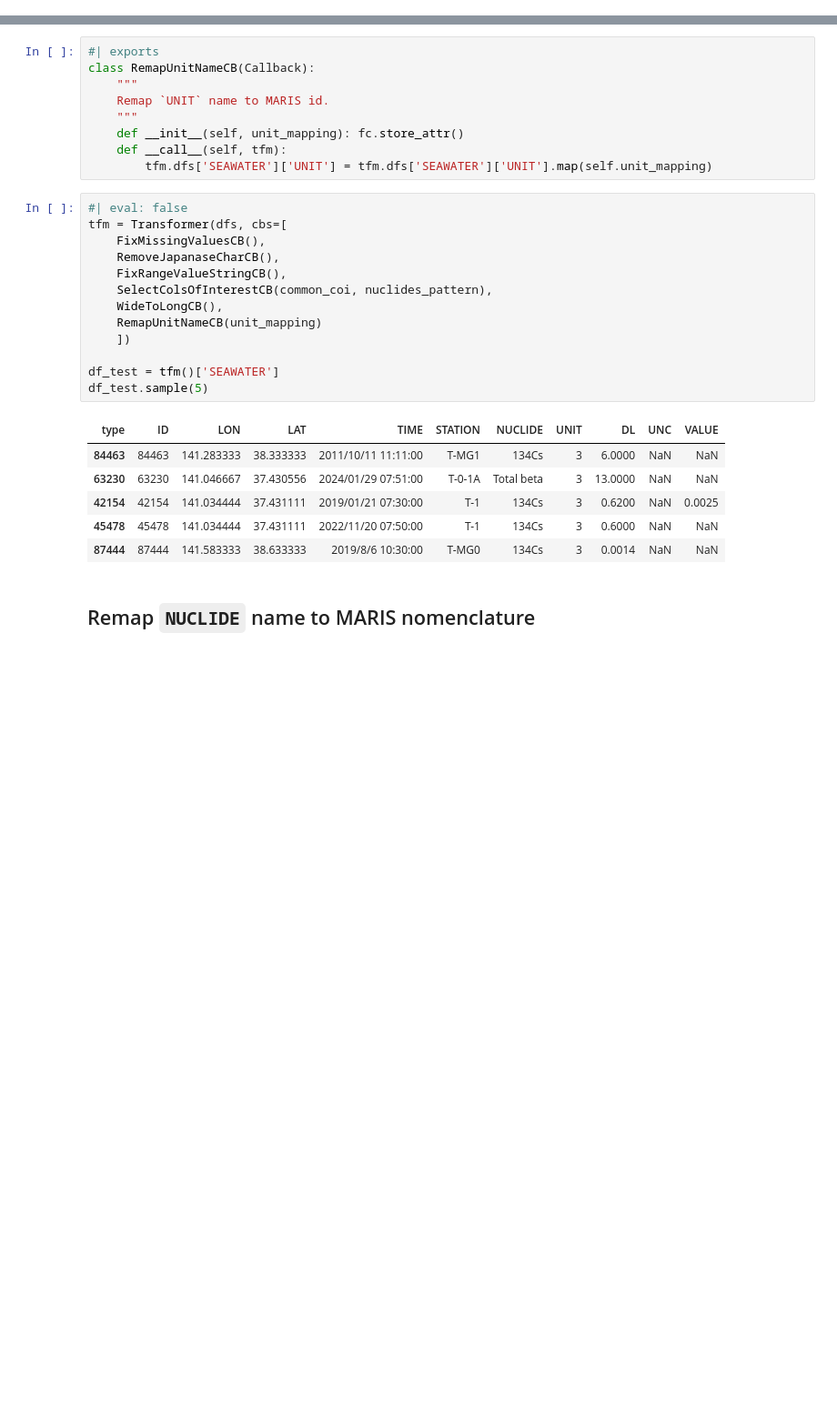
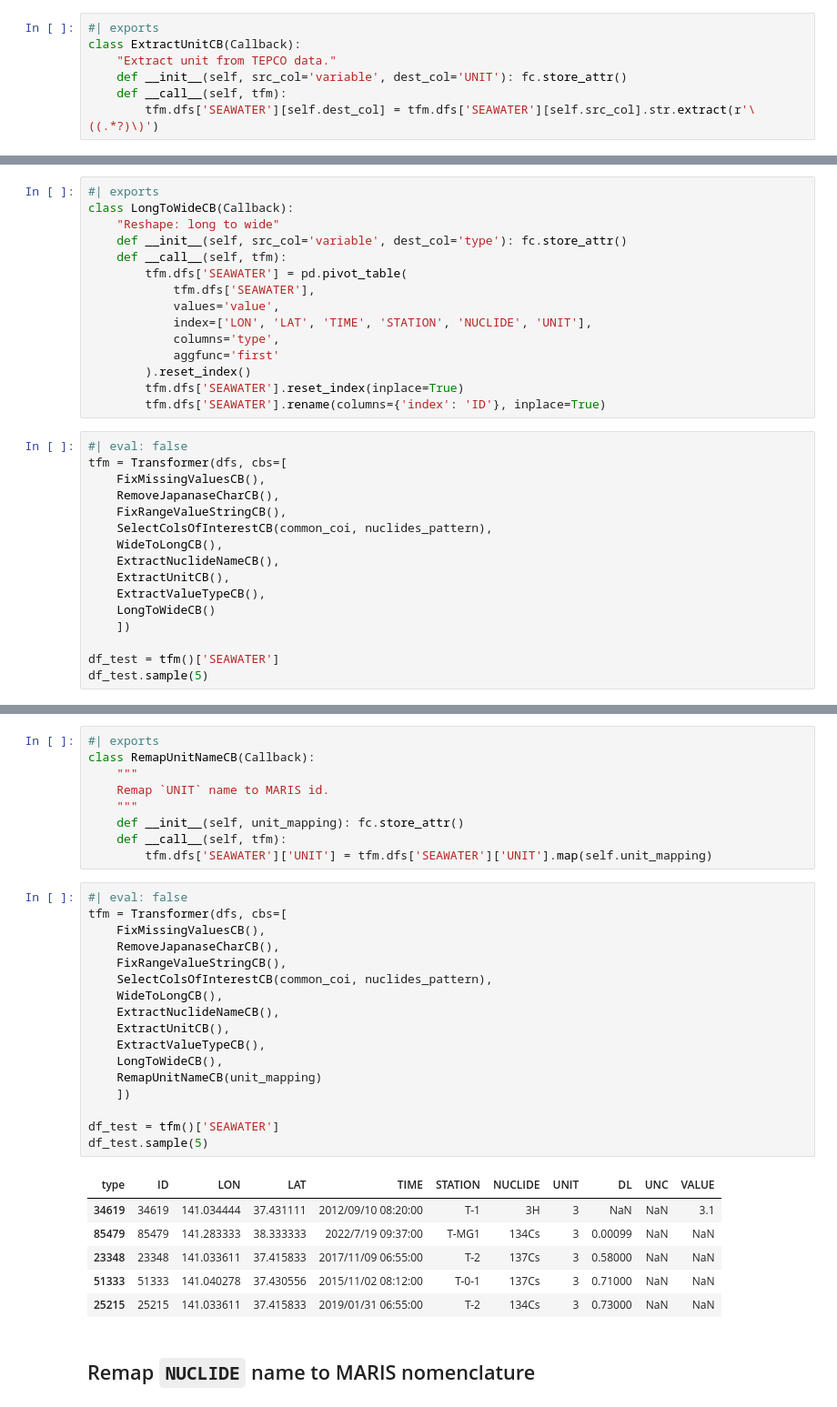
Before and after one commit to franckalbinet/marisco, a Jupyter notebook: nbs/handlers/tepco.ipynb, the cells around one changed output, grey strips where cells are left out. Shown at 91% size. Cells and saved outputs as stored; diff of their text form; blank space fills up the shorter version.

```diff
--- a/nbs/handlers/tepco.ipynb
+++ b/nbs/handlers/tepco.ipynb
@@ -861,0 +721,7 @@ df_test.head()
+# %%
+#| exports
+class ExtractUnitCB(Callback):
+    "Extract unit from TEPCO data."
+    def __init__(self, src_col='variable', dest_col='UNIT'): fc.store_attr()
+    def __call__(self, tfm):
+        tfm.dfs['SEAWATER'][self.dest_col] = tfm.dfs['SEAWATER'][self.src_col].str.extract(r'\((.*?)\)')
@@ -861,0 +790,31 @@ df_test.head()
+# %%
+#| exports
+class LongToWideCB(Callback):
+    "Reshape: long to wide"
+    def __init__(self, src_col='variable', dest_col='type'): fc.store_attr()
+    def __call__(self, tfm):
+        tfm.dfs['SEAWATER'] = pd.pivot_table(
+            tfm.dfs['SEAWATER'],
+            values='value',
+            index=['LON', 'LAT', 'TIME', 'STATION', 'NUCLIDE', 'UNIT'],
+            columns='type',
+            aggfunc='first'
+        ).reset_index()
+        tfm.dfs['SEAWATER'].reset_index(inplace=True)
+        tfm.dfs['SEAWATER'].rename(columns={'index': 'ID'}, inplace=True)
+# %%
+#| eval: false
+tfm = Transformer(dfs, cbs=[
+    FixMissingValuesCB(),
+    RemoveJapanaseCharCB(),
+    FixRangeValueStringCB(),
+    SelectColsOfInterestCB(common_coi, nuclides_pattern),
+    WideToLongCB(),
+    ExtractNuclideNameCB(),
+    ExtractUnitCB(),
+    ExtractValueTypeCB(),
+    LongToWideCB()
+    ])
+
+df_test = tfm()['SEAWATER']
+df_test.sample(5)
@@ -876,23 +842,27 @@ class RemapUnitNameCB(Callback):
 # %%
 #| eval: false
 tfm = Transformer(dfs, cbs=[
     FixMissingValuesCB(),
     RemoveJapanaseCharCB(),
     FixRangeValueStringCB(),
     SelectColsOfInterestCB(common_coi, nuclides_pattern),
     WideToLongCB(),
+    ExtractNuclideNameCB(),
+    ExtractUnitCB(),
+    ExtractValueTypeCB(),
+    LongToWideCB(),
     RemapUnitNameCB(unit_mapping)
     ])
 
 df_test = tfm()['SEAWATER']
 df_test.sample(5)
 # %% [output]
 | type | ID | LON | LAT | TIME | STATION | NUCLIDE | UNIT | DL | UNC | VALUE |
-| 84463 | 84463 | 141.283333 | 38.333333 | 2011/10/11 11:11:00 | T-MG1 | 134Cs | 3 | 6.0000 | NaN | NaN |
-| 63230 | 63230 | 141.046667 | 37.430556 | 2024/01/29 07:51:00 | T-0-1A | Total beta | 3 | 13.0000 | NaN | NaN |
-| 42154 | 42154 | 141.034444 | 37.431111 | 2019/01/21 07:30:00 | T-1 | 134Cs | 3 | 0.6200 | NaN | 0.0025 |
-| 45478 | 45478 | 141.034444 | 37.431111 | 2022/11/20 07:50:00 | T-1 | 134Cs | 3 | 0.6000 | NaN | NaN |
-| 87444 | 87444 | 141.583333 | 38.633333 | 2019/8/6 10:30:00 | T-MG0 | 134Cs | 3 | 0.0014 | NaN | NaN |
+| 34619 | 34619 | 141.034444 | 37.431111 | 2012/09/10 08:20:00 | T-1 | 3H | 3 | NaN | NaN | 3.1 |
+| 85479 | 85479 | 141.283333 | 38.333333 | 2022/7/19 09:37:00 | T-MG1 | 134Cs | 3 | 0.00099 | NaN | NaN |
+| 23348 | 23348 | 141.033611 | 37.415833 | 2017/11/09 06:55:00 | T-2 | 137Cs | 3 | 0.58000 | NaN | NaN |
+| 51333 | 51333 | 141.040278 | 37.430556 | 2015/11/02 08:12:00 | T-0-1 | 137Cs | 3 | 0.71000 | NaN | NaN |
+| 25215 | 25215 | 141.033611 | 37.415833 | 2019/01/31 06:55:00 | T-2 | 134Cs | 3 | 0.73000 | NaN | NaN |
 # %% [markdown]
 ## Remap `NUCLIDE` name to MARIS nomenclature
 # %%
```
Also changed, not shown: parts of 53 cells of this notebook.
